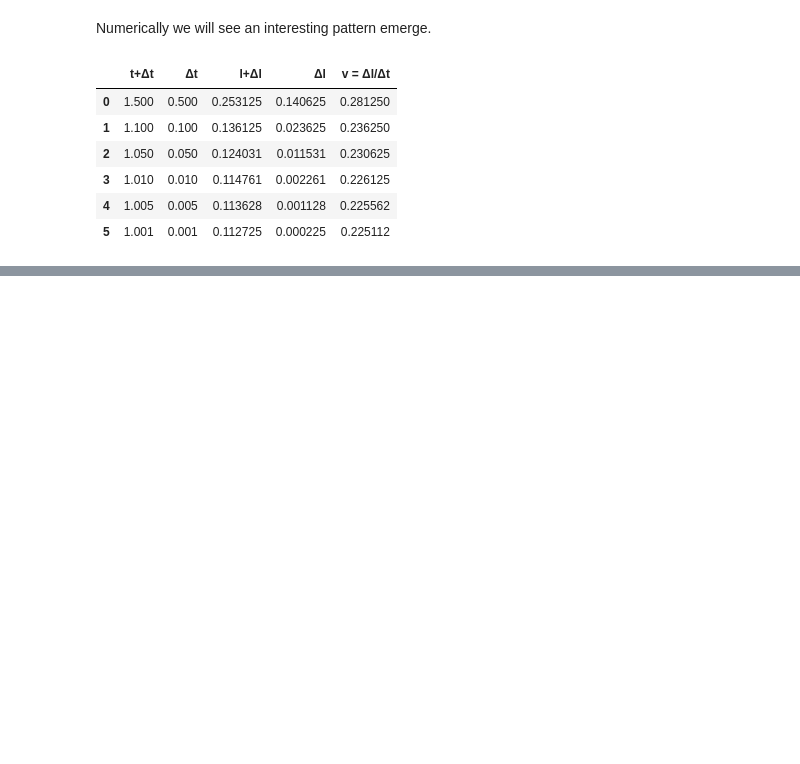
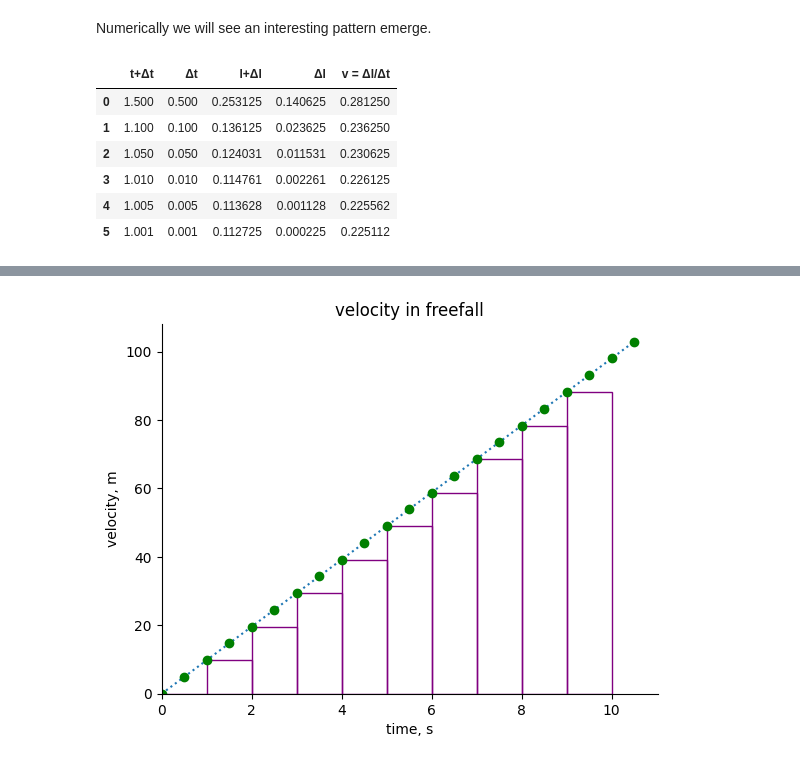
Before and after one commit to danila-zol/Introduction_to_Python_SAS, a Jupyter notebook: Code_Examples/Lecture7/calculus.ipynb, the cells around one changed output, grey strips where cells are left out. Saved outputs shown, nothing was run; the diff lists cells and outputs as text; code cells hidden in the pictures; blank space fills up the shorter version.

```diff
--- a/Code_Examples/Lecture7/calculus.ipynb
+++ b/Code_Examples/Lecture7/calculus.ipynb
@@ -269 +417,31 @@ Every object on earth if dropped will be accelerated towards the ground at rate
+# %%
+fig, ax = plt.subplots()
+
+step = 2
+for i in range(len(t) - step)[::step]:
+    sq = (
+        (t[i], 0),
+        (t[i], v[i]),
+        (t[i+step], v[i]),
+        (t[i+step], 0)
+    )
+    ax.add_patch(Polygon(sq, fill=False, color="purple"))
+
+ax.plot(t, v, ":")
+ax.plot(t, v, "go")
+ax.set_xlabel("time, s")
+ax.set_ylabel("velocity, m")
+ax.set_title("velocity in freefall")
+
+# Start at origin
+ax.set_xlim(left=0)
+ax.set_ylim(bottom=0)
+
+# Ditch the box
+ax.spines["right"].set_visible(False)
+ax.spines["top"].set_visible(False)
+
+plt.show()
+# %% [output]
+[figure, added]
 # %%
```
Also changed, not shown: parts of 17 cells of this notebook, 1 other file.
